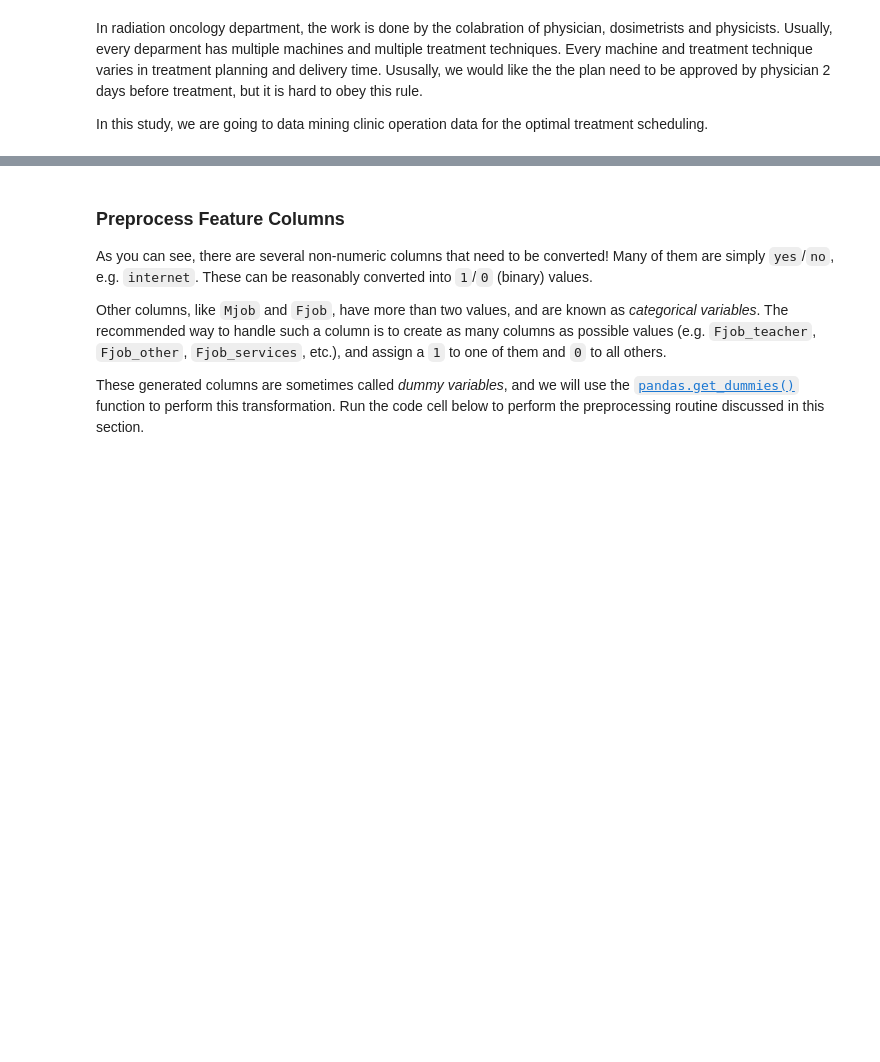
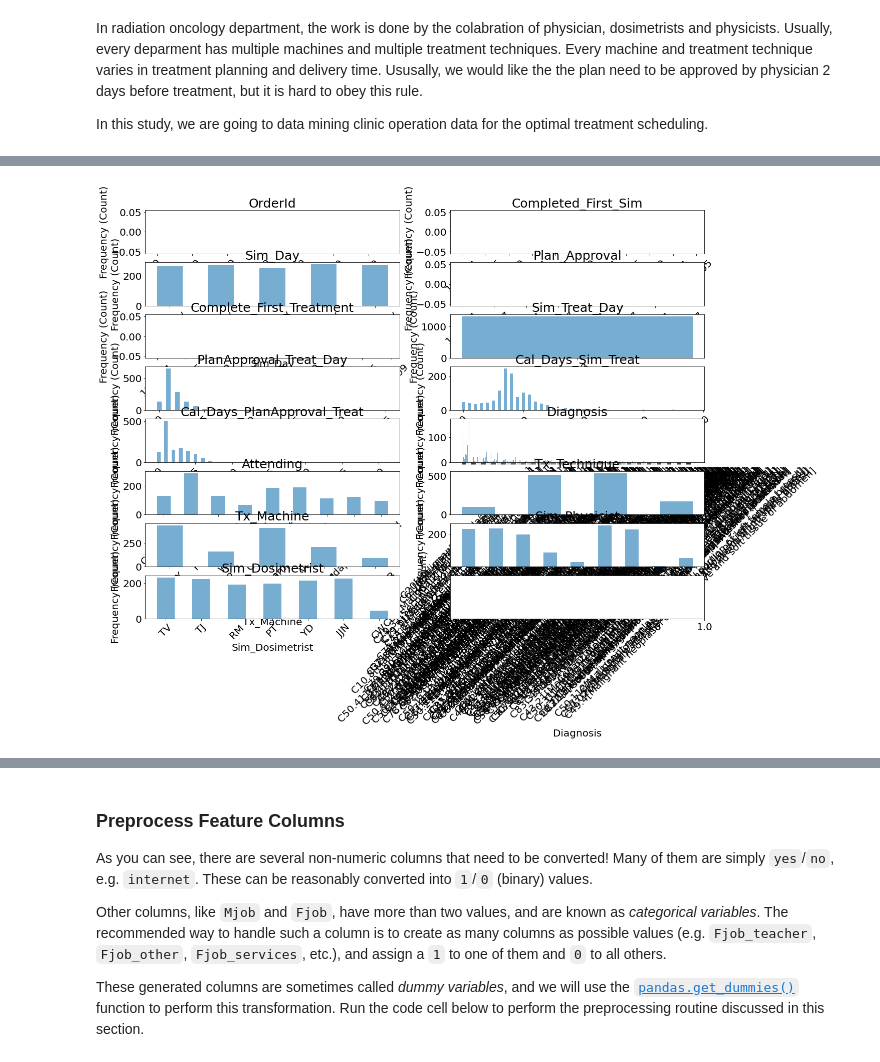
Before and after one commit to dudongsu/Clinic-Workflow-Mining, a Jupyter notebook: Workflow-Mining.ipynb, the cells around one changed output, grey strips where cells are left out. Saved outputs shown, nothing was run; the diff lists cells and outputs as text; code cells hidden in the pictures; blank space fills up the shorter version.

```diff
--- a/Workflow-Mining.ipynb
+++ b/Workflow-Mining.ipynb
@@ -15,9 +19,12 @@ import numpy as np
 import pandas as pd
 from time import time
 import io
-from sklearn.metrics import f1_score
+from IPython import display
+import matplotlib.pyplot as plt
+
 
 #read excel file with path directory
-df = pd.read_excel(r'C:\Users\mkhazaieli\Documents\COH-PlanApproval-Analysis_test.xlsx')
-print ("clinic operation data read successfully!")
+df_all_data = pd.read_excel(r'./data.xlsx')
+df_all_data.insert(2,'Sim_Day',df_all_data['Completed_First_Sim'].dt.day_name())
+df_all_data.head()
 # %% [output]
@@ -54,0 +39,9 @@ print "Graduation rate of the class: {:.2f}%".format(grad_rate)
+# %%
+df_all_data.dropna(inplace = True) #clean NA values
+df_all_data.drop(df_all_data.loc[df_all_data['Tx_Technique']=='*tbd*'].index, inplace=True)
+df_all_data.drop(df_all_data.loc[df_all_data['Tx_Machine']=='*tbd*'].index, inplace = True)
+df_all_data.drop(df_all_data.loc[df_all_data['Tx_Machine']=='21 Ex'].index, inplace = True)
+df_all_data.replace(to_replace = "SRS-Aktina",value = "SRS-Vision RT", inplace = True)
+df_all_data.drop(df_all_data.loc[df_all_data['Sim_Treat_Day']<0].index, inplace = True)
+df_all_data.drop(df_all_data.loc[df_all_data['PlanApproval_Treat_Day']<0].index, inplace = True)
+print('the number of records {}'.format(len(df_all_data)))
@@ -54,0 +70,52 @@ print "Graduation rate of the class: {:.2f}%".format(grad_rate)
+# %%
+# histograms
+import matplotlib.pyplot as plt
+#%matplotlib inline
+
+# first define a new dataframe
+df_hist = df_all_data.copy()
+
+'''
+df_hist = {
+    'Sim_Physicist': df_all_data['Sim_Physicist'].astype(str),
+    'Sim_Dosimetrist': df_all_data['Sim_Dosimetrist'].astype(str),
+    'Attending': df_all_data['Attending'].astype(str),
+    'Tx_Machine': df_all_data['Tx_Machine'].astype(str),
+    'Tx_Technique': df_all_data['Tx_Technique'].astype(str),
+    'Sim_Treat_Day': df_all_data['Sim_Treat_Day'].astype(int),
+    'Sim_Day': df_all_data['Sim_Day'].astype(str)}
+'''
+
+
+# convert the 'Sim_Treat_Day' into different inverval [0,2], [3, 6], [7,]
+cond_1 = (df_hist['Sim_Treat_Day'] >= 0) & (df_hist['Sim_Treat_Day'] <= 3)
+cond_2 = df_hist['Sim_Treat_Day'] >= 4
+df_hist.loc[cond_1, 'Sim_Treat_Day'] = '0 to 3'
+df_hist.loc[cond_2 , 'Sim_Treat_Day'] = '0 to 3'
+
+n_att = len(df_hist.columns)
+col = 2
+row = int((n_att+1)/2)
+
+## plot the hist
+fig, axs = plt.subplots(row,col, figsize = (20,15))
+
+for index, att in enumerate(list(df_hist.columns)):
+    r = int(index/2)
+    c = index%2
+    axs[r,c].hist(list(df_hist[att]), bins = np.arange(len(pd.unique(list(df_hist[att])))+1)-0.5, rwidth = 0.5, alpha = 0.6)
+    axs[r,c].set_title(att, fontsize = 25)
+    axs[r,c].set_xlabel(att, fontsize =20)
+    axs[r,c].tick_params(axis='x', labelrotation = 45)
+
+
+for ax in axs.flat:
+    ax.set_ylabel('Frequency (Count)',fontsize = 20)
+    ax.tick_params(axis='x', labelsize=20)
+    ax.tick_params(axis='y', labelsize=20)
+
+#plt.tight_layout()
+
+#plt.hist(df['Sim_Physicist'], align="right",bins = 8, rwidth = 0.5, alpha = 0.5)
+# %% [output]
+[figure, added]
```
Also changed, not shown: parts of 15 cells of this notebook, 1 other file.
